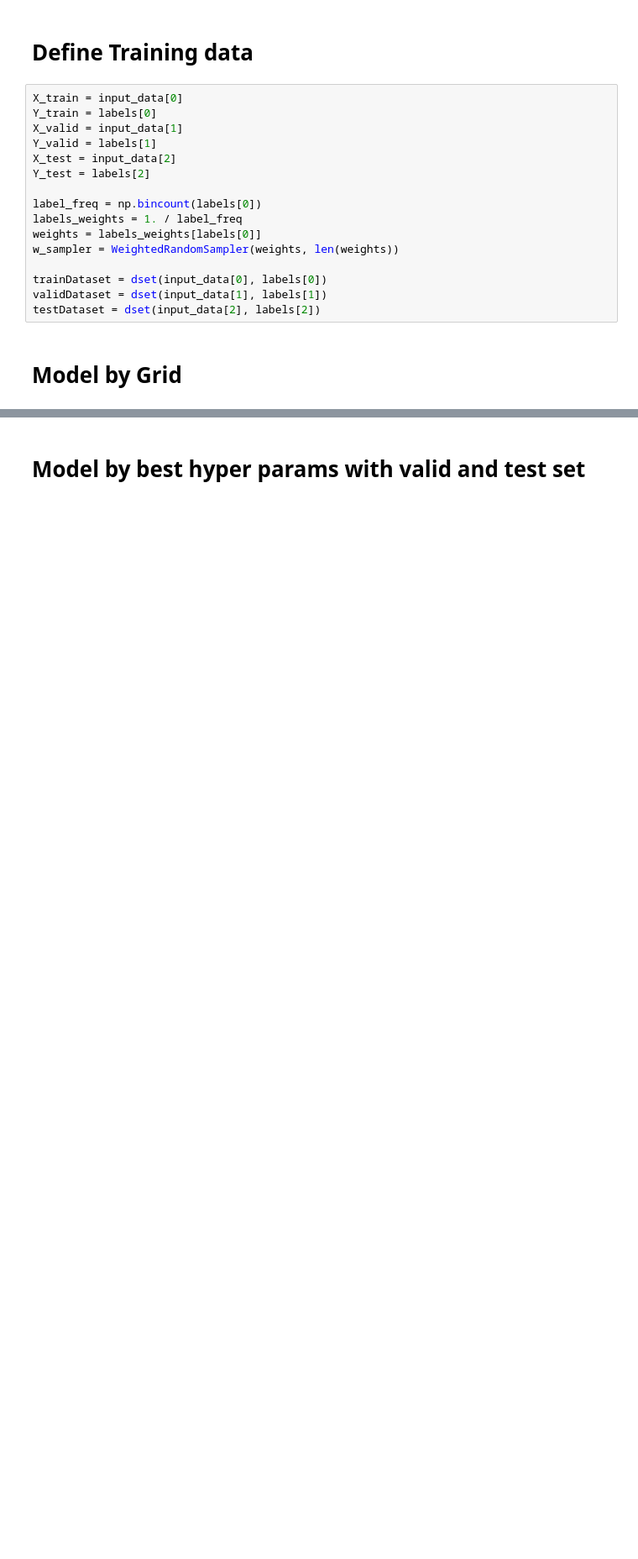
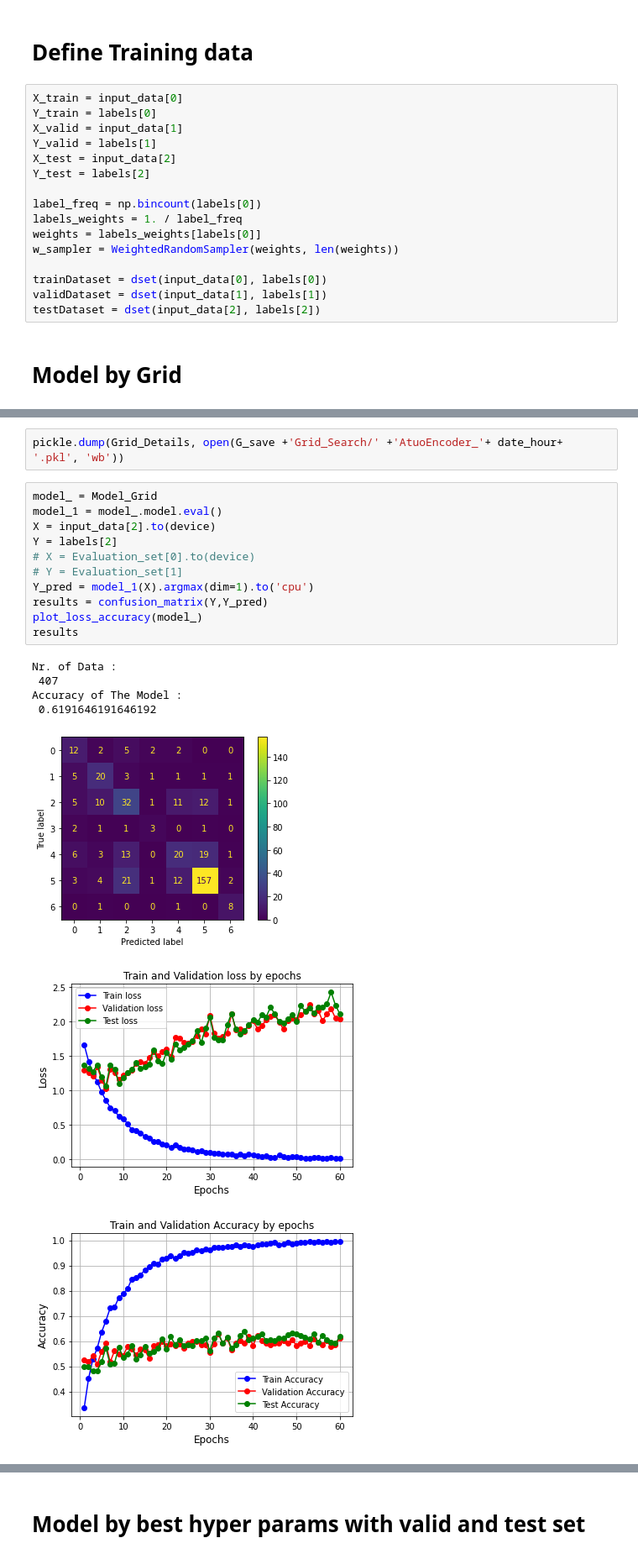
Before and after one commit to sepandms/SkinCare, a Jupyter notebook: CNN_280x210.ipynb, the cells around one changed output, grey strips where cells are left out. Shown at 84% size. Saved outputs shown, nothing was run; the diff lists cells and outputs as text; blank space fills up the shorter version.

```diff
--- a/CNN_280x210.ipynb
+++ b/CNN_280x210.ipynb
@@ -886,0 +876,21 @@ Model_Grid.train()
+# %%
+pickle.dump(Grid_Details, open(G_save +'Grid_Search/' +'AtuoEncoder_'+ date_hour+ '.pkl', 'wb'))
+# %%
+model_ = Model_Grid
+model_1 = model_.model.eval()
+X = input_data[2].to(device)
+Y = labels[2]
+# X = Evaluation_set[0].to(device)
+# Y = Evaluation_set[1]
+Y_pred = model_1(X).argmax(dim=1).to('cpu')
+results = confusion_matrix(Y,Y_pred)
+plot_loss_accuracy(model_)
+results
+# %% [output]
+Nr. of Data :
+ 407
+Accuracy of The Model :
+ 0.6191646191646192
+[figure, added]
+[figure, added]
+[figure, added]
```
Also changed, not shown: parts of 17 cells of this notebook.
